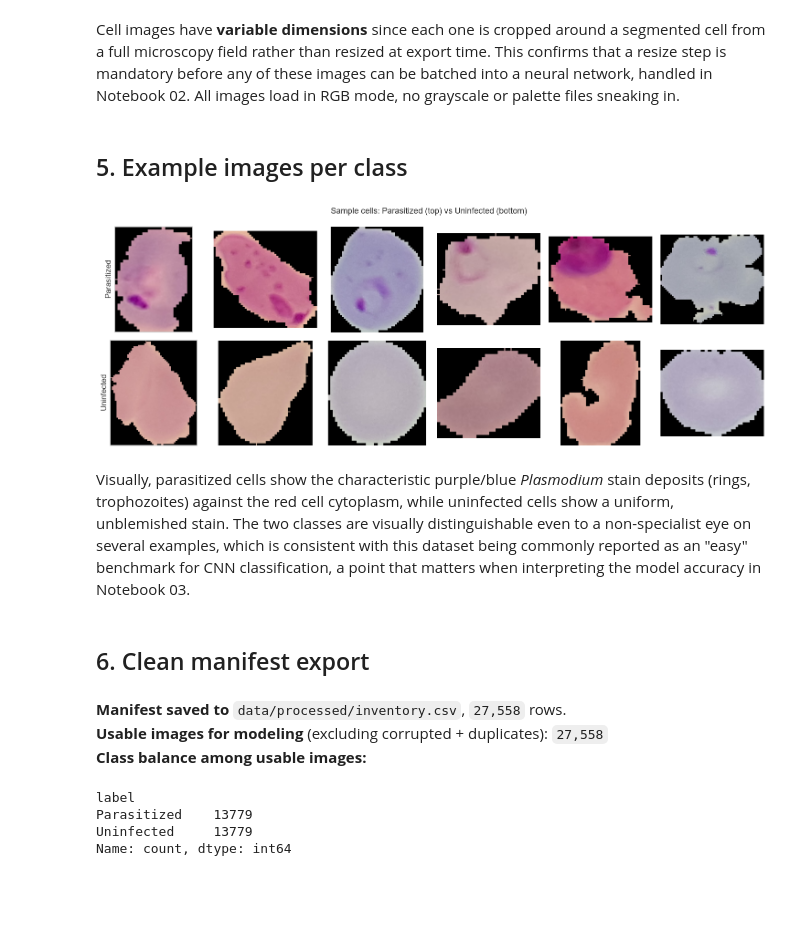
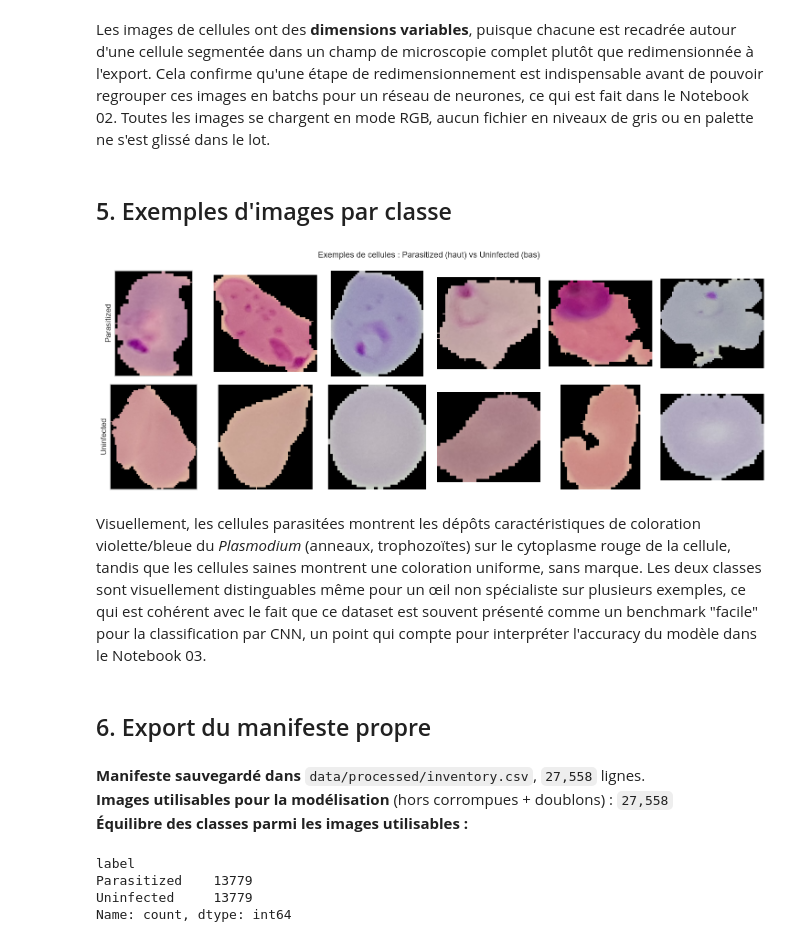
Before and after one commit to juliettebm/malaria-microscopy-deep-learning, a Jupyter notebook: 01_data_ingestion_eda.ipynb, the cells around one changed output. Drawn from its saved outputs; the diff is of its cells as text; code cells hidden in the pictures; blank space fills up the shorter version.

```diff
--- a/01_data_ingestion_eda.ipynb
+++ b/01_data_ingestion_eda.ipynb
@@ -213,34 +217,34 @@ Image modes found: <StringArray>
 ['RGB']
 Length: 1, dtype: str
 # %% [markdown]
-Cell images have **variable dimensions** since each one is cropped around a segmented cell from a full microscopy field rather than resized at export time. This confirms that a resize step is mandatory before any of these images can be batched into a neural network, handled in Notebook 02. All images load in RGB mode, no grayscale or palette files sneaking in.
+Les images de cellules ont des **dimensions variables**, puisque chacune est recadrée autour d'une cellule segmentée dans un champ de microscopie complet plutôt que redimensionnée à l'export. Cela confirme qu'une étape de redimensionnement est indispensable avant de pouvoir regrouper ces images en batchs pour un réseau de neurones, ce qui est fait dans le Notebook 02. Toutes les images se chargent en mode RGB, aucun fichier en niveaux de gris ou en palette ne s'est glissé dans le lot.
 # %% [markdown]
-## 5. Example images per class
+## 5. Exemples d'images par classe
 # %%
 rng = np.random.default_rng(42)
 fig, axes = plt.subplots(2, 6, figsize=(15, 5.5))
 for row, label in enumerate(CLASSES):
     sample_paths = clean.loc[clean["label"] == label, "path"].sample(6, random_state=42).tolist()
     for col, rel_path in enumerate(sample_paths):
         img = Image.open(PROJECT_ROOT / rel_path)
         axes[row, col].imshow(img)
         axes[row, col].axis("off")
         if col == 0:
             axes[row, col].set_ylabel(label)
     axes[row, 0].axis("on")
     axes[row, 0].set_xticks([])
     axes[row, 0].set_yticks([])
     axes[row, 0].set_ylabel(label, fontsize=12)
 
-fig.suptitle("Sample cells: Parasitized (top) vs Uninfected (bottom)", fontsize=13)
+fig.suptitle("Exemples de cellules : Parasitized (haut) vs Uninfected (bas)", fontsize=13)
 plt.tight_layout()
 plt.show()
 # %% [output]
-[figure, old version]
+[figure, new version]
 # %% [markdown]
-Visually, parasitized cells show the characteristic purple/blue *Plasmodium* stain deposits (rings, trophozoites) against the red cell cytoplasm, while uninfected cells show a uniform, unblemished stain. The two classes are visually distinguishable even to a non-specialist eye on several examples, which is consistent with this dataset being commonly reported as an "easy" benchmark for CNN classification, a point that matters when interpreting the model accuracy in Notebook 03.
+Visuellement, les cellules parasitées montrent les dépôts caractéristiques de coloration violette/bleue du *Plasmodium* (anneaux, trophozoïtes) sur le cytoplasme rouge de la cellule, tandis que les cellules saines montrent une coloration uniforme, sans marque. Les deux classes sont visuellement distinguables même pour un œil non spécialiste sur plusieurs exemples, ce qui est cohérent avec le fait que ce dataset est souvent présenté comme un benchmark "facile" pour la classification par CNN, un point qui compte pour interpréter l'accuracy du modèle dans le Notebook 03.
 # %% [markdown]
-## 6. Clean manifest export
+## 6. Export du manifeste propre
 # %%
 manifest = inventory[["path", "label", "filename", "file_size_bytes", "width", "height", "mode", "md5", "corrupted", "duplicate"]].copy()
 manifest.to_csv(PROCESSED_DIR / "inventory.csv", index=False)
@@ -248,16 +252,16 @@ manifest.to_csv(PROCESSED_DIR / "inventory.csv", index=False)
 usable = manifest.loc[(~manifest["corrupted"]) & (~manifest["duplicate"])]
 display(
     Markdown(
-        f"**Manifest saved to** `data/processed/inventory.csv`, `{len(manifest):,}` rows.  \n"
-        f"**Usable images for modeling** (excluding corrupted + duplicates): `{len(usable):,}`  \n"
-        f"**Class balance among usable images:**"
+        f"**Manifeste sauvegardé dans** `data/processed/inventory.csv`, `{len(manifest):,}` lignes.  \n"
+        f"**Images utilisables pour la modélisation** (hors corrompues + doublons) : `{len(usable):,}`  \n"
+        f"**Équilibre des classes parmi les images utilisables :**"
     )
 )
 display(usable["label"].value_counts())
 # %% [output]
-**Manifest saved to** `data/processed/inventory.csv`, `27,558` rows.
-**Usable images for modeling** (excluding corrupted + duplicates): `27,558`
-**Class balance among usable images:**
+**Manifeste sauvegardé dans** `data/processed/inventory.csv`, `27,558` lignes.
+**Images utilisables pour la modélisation** (hors corrompues + doublons) : `27,558`
+**Équilibre des classes parmi les images utilisables :**
 label
 Parasitized    13779
 Uninfected     13779
```
Also changed, not shown: parts of 13 cells of this notebook, 3 other files.
